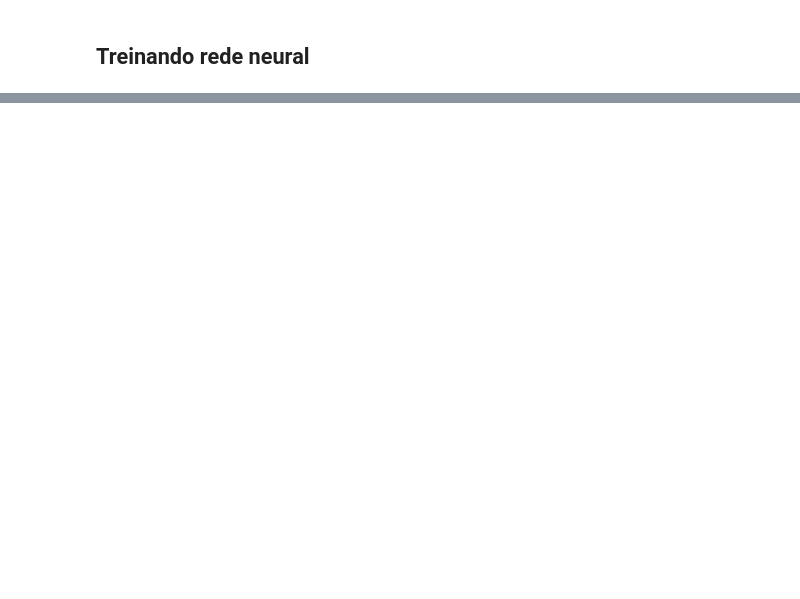
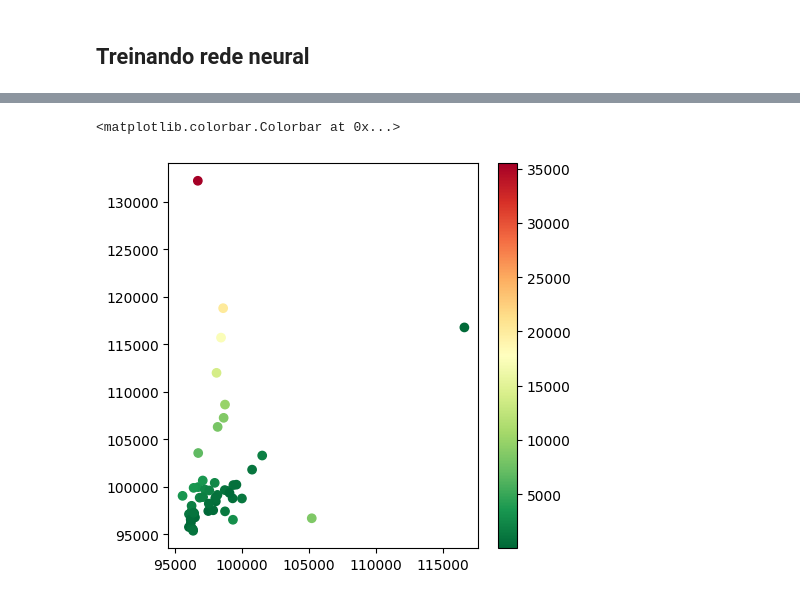
Before and after one commit to GuiCT/f1-db, a Jupyter notebook: train_lstm.ipynb, the cells around one changed output, grey strips where cells are left out. Drawn from its saved outputs; the diff is of its cells as text; code cells hidden in the pictures; blank space fills up the shorter version.

```diff
--- a/train_lstm.ipynb
+++ b/train_lstm.ipynb
@@ -160,0 +279,12 @@ Difference: [[-942.421875]]
+# %%
+# Scatter plot dos tempos de volta reais e previstos
+# Cor do ponto indica a diferença entre o tempo real e o tempo previsto
+# Quanto mais próximo do verde, mais próximo o tempo previsto está do tempo real
+# Caso o tempo previsto seja maior que o tempo real, o ponto é vermelho
+differences = np.abs(testing_data['outputs'] - predictions)
+plt.figure(figsize=(5, 5))
+plt.scatter(testing_data['outputs'], predictions, c=differences, cmap='RdYlGn_r')
+plt.colorbar()
+# %% [output]
+<matplotlib.colorbar.Colorbar at 0x...>
+[figure, added]
```
Also changed, not shown: parts of 35 cells of this notebook, 2 other files.
